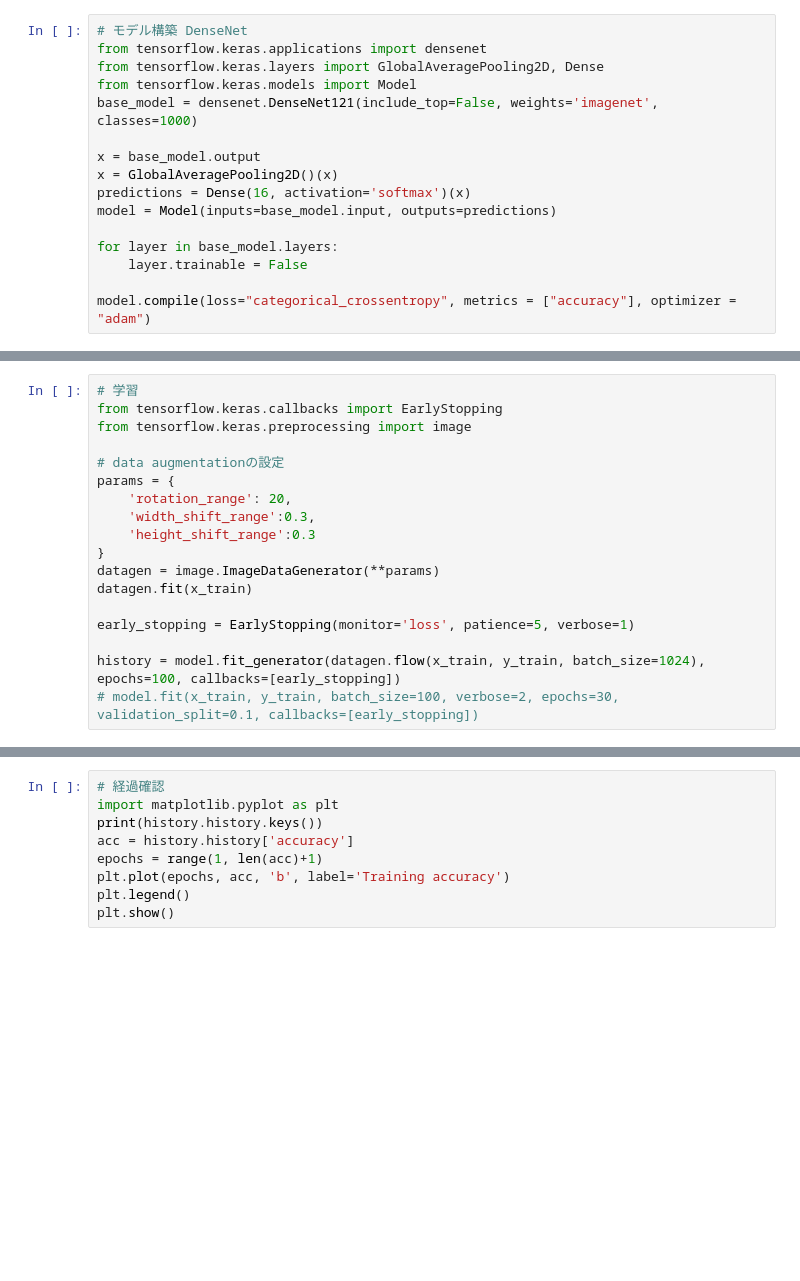
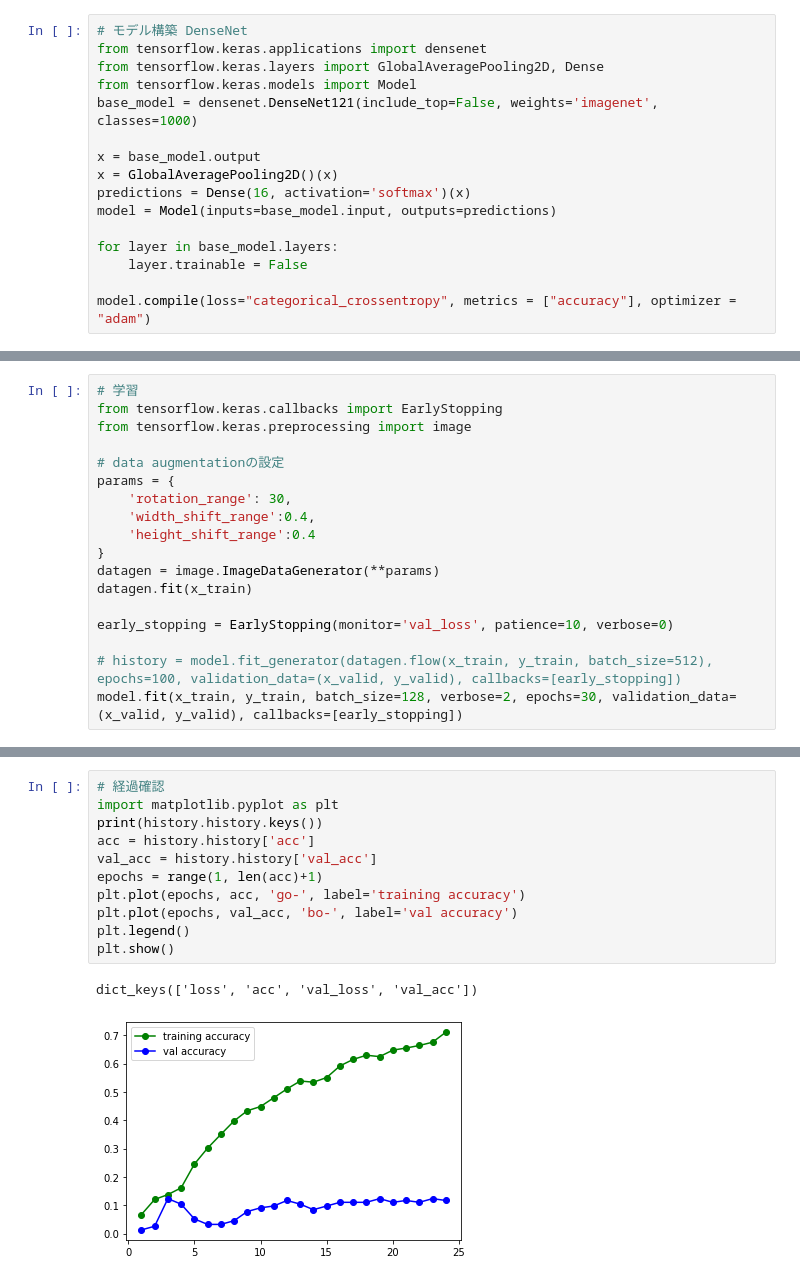
Before and after one commit to HiroyukiTonami/DL4US_task, a Jupyter notebook: training.ipynb, the cells around one changed output, grey strips where cells are left out. Drawn from its saved outputs; the diff is of its cells as text; blank space fills up the shorter version.

```diff
--- a/training.ipynb
+++ b/training.ipynb
@@ -102,15 +142,15 @@ from tensorflow.keras.preprocessing import image
 
 # data augmentationの設定
 params = {
-    'rotation_range': 20,
-    'width_shift_range':0.3,
-    'height_shift_range':0.3
+    'rotation_range': 30,
+    'width_shift_range':0.4,
+    'height_shift_range':0.4
 }
 datagen = image.ImageDataGenerator(**params)
 datagen.fit(x_train)
 
-early_stopping = EarlyStopping(monitor='loss', patience=5, verbose=1)
+early_stopping = EarlyStopping(monitor='val_loss', patience=10, verbose=0)
 
-history = model.fit_generator(datagen.flow(x_train, y_train, batch_size=1024), epochs=100, callbacks=[early_stopping])
-# model.fit(x_train, y_train, batch_size=100, verbose=2, epochs=30, validation_split=0.1, callbacks=[early_stopping])
+# history = model.fit_generator(datagen.flow(x_train, y_train, batch_size=512), epochs=100, validation_data=(x_valid, y_valid), callbacks=[early_stopping])
+model.fit(x_train, y_train, batch_size=128, verbose=2, epochs=30, validation_data=(x_valid, y_valid), callbacks=[early_stopping])
 # %% [output]
@@ -124,11 +185,16 @@ print('Test accuracy:', score[1])
 # %%
 # 経過確認
 import matplotlib.pyplot as plt
 print(history.history.keys())
-acc = history.history['accuracy']
+acc = history.history['acc']
+val_acc = history.history['val_acc']
 epochs = range(1, len(acc)+1)
-plt.plot(epochs, acc, 'b', label='Training accuracy')
+plt.plot(epochs, acc, 'go-', label='training accuracy')
+plt.plot(epochs, val_acc, 'bo-', label='val accuracy')
 plt.legend()
 plt.show()
+# %% [output]
+dict_keys(['loss', 'acc', 'val_loss', 'val_acc'])
+[figure, added]
 # %%
 loss = history.history['loss']
```
Also changed, not shown: parts of 7 cells of this notebook, 1 other file.
